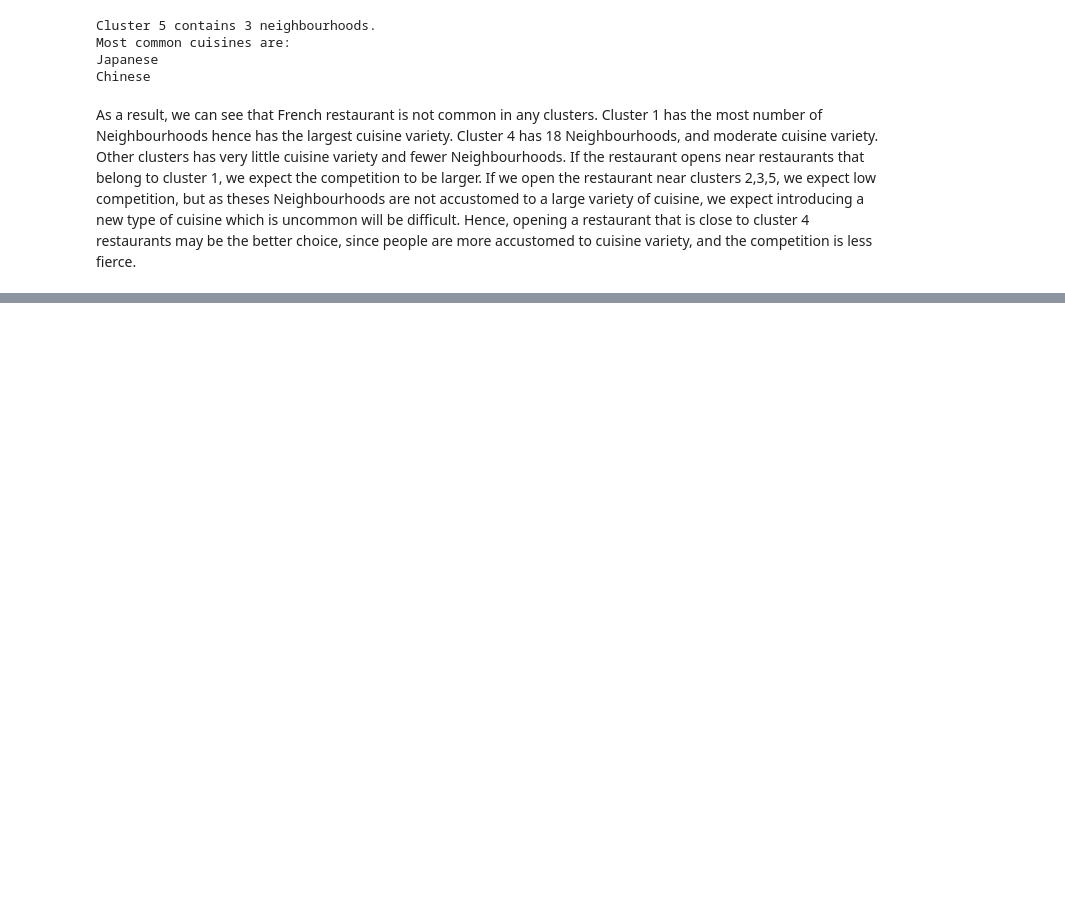
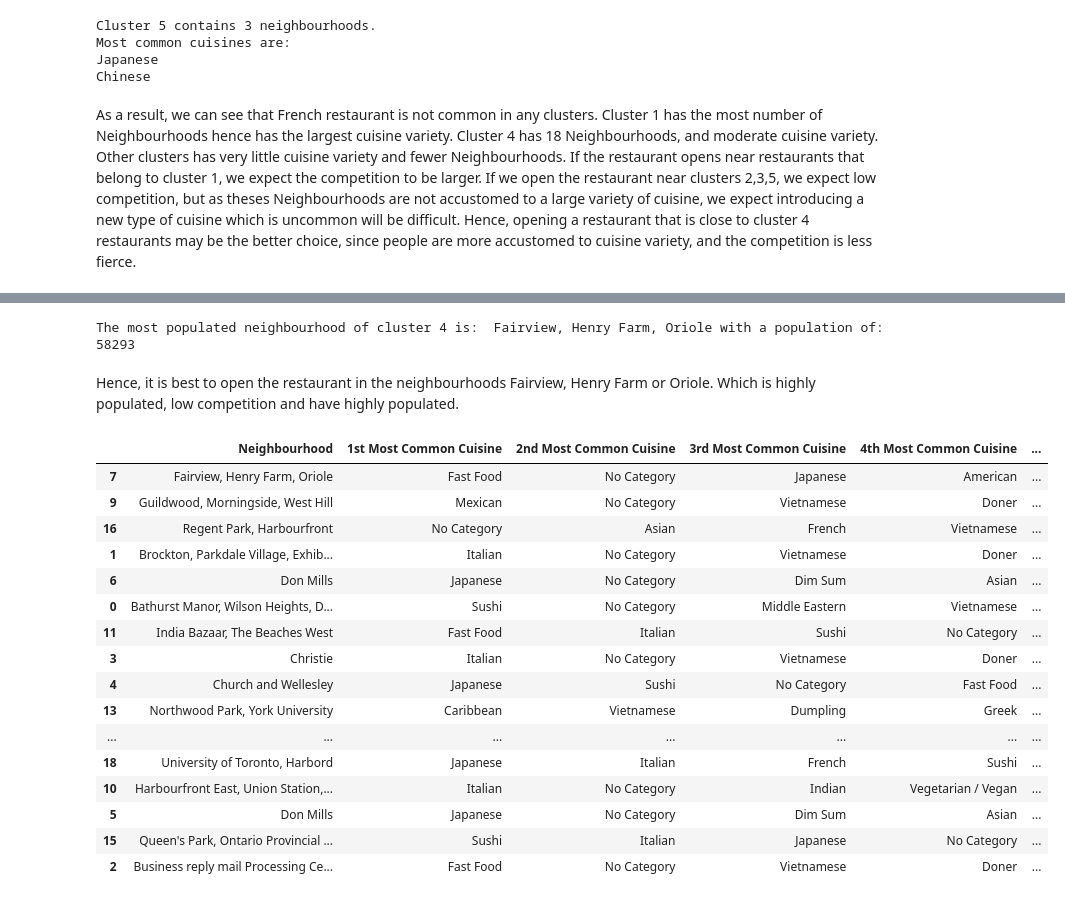
Before and after one commit to AndrewHei/Canada_Neighbourhood_Assignment, a Jupyter notebook: Capstone_Project_Canada.ipynb, the cells around one changed output, grey strips where cells are left out. Saved outputs shown, nothing was run; the diff lists cells and outputs as text; code cells hidden in the pictures; blank space fills up the shorter version.

```diff
--- a/Capstone_Project_Canada.ipynb
+++ b/Capstone_Project_Canada.ipynb
@@ -484,0 +502,32 @@ Hence, opening a restaurant that is close to cluster 4 restaurants may be the be
+# %%
+#Most populated neighbourhood of cluster 4
+df_popu=pd.read_csv('Canada_population_postal_code_2016.csv')
+df_popu=df_popu[['Geographic code','Population, 2016']]
+df_popu.rename(columns={'Geographic code':'Postal Code','Population, 2016':'Population'},inplace=True)
+cl4=pd.merge(df[['Postal Code','Neighbourhood']],df_popu,on='Postal Code')
+cl4=pd.merge(cluster_4,cl4,on='Neighbourhood')
+print('The most populated neighbourhood of cluster 4 is: ',cl4['Neighbourhood'][cl4['Population'].argmax()],'with a population of: ',cl4['Population'].max())
+# %% [output]
+The most populated neighbourhood of cluster 4 is:  Fairview, Henry Farm, Oriole with a population of:  58293
+# %% [markdown]
+Hence, it is best to open the restaurant in the neighbourhoods Fairview, Henry Farm or Oriole. Which is highly populated, low competition and have highly populated.
+# %%
+cl4.sort_values(by='Population',ascending=False)
+# %% [output]
+|  | Neighbourhood | 1st Most Common Cuisine | 2nd Most Common Cuisine | 3rd Most Common Cuisine | 4th Most Common Cuisine | ... |
+| 7 | Fairview, Henry Farm, Oriole | Fast Food | No Category | Japanese | American | ... |
+| 9 | Guildwood, Morningside, West Hill | Mexican | No Category | Vietnamese | Doner | ... |
+| 16 | Regent Park, Harbourfront | No Category | Asian | French | Vietnamese | ... |
+| 1 | Brockton, Parkdale Village, Exhib... | Italian | No Category | Vietnamese | Doner | ... |
+| 6 | Don Mills | Japanese | No Category | Dim Sum | Asian | ... |
+| 0 | Bathurst Manor, Wilson Heights, D... | Sushi | No Category | Middle Eastern | Vietnamese | ... |
+| 11 | India Bazaar, The Beaches West | Fast Food | Italian | Sushi | No Category | ... |
+| 3 | Christie | Italian | No Category | Vietnamese | Doner | ... |
+| 4 | Church and Wellesley | Japanese | Sushi | No Category | Fast Food | ... |
+| 13 | Northwood Park, York University | Caribbean | Vietnamese | Dumpling | Greek | ... |
+| ... | ... | ... | ... | ... | ... | ... |
+| 18 | University of Toronto, Harbord | Japanese | Italian | French | Sushi | ... |
+| 10 | Harbourfront East, Union Station,... | Italian | No Category | Indian | Vegetarian / Vegan | ... |
+| 5 | Don Mills | Japanese | No Category | Dim Sum | Asian | ... |
+| 15 | Queen's Park, Ontario Provincial ... | Sushi | Italian | Japanese | No Category | ... |
+| 2 | Business reply mail Processing Ce... | Fast Food | No Category | Vietnamese | Doner | ... |
```
Also changed, not shown: parts of 1 cell of this notebook, 1 other file.
